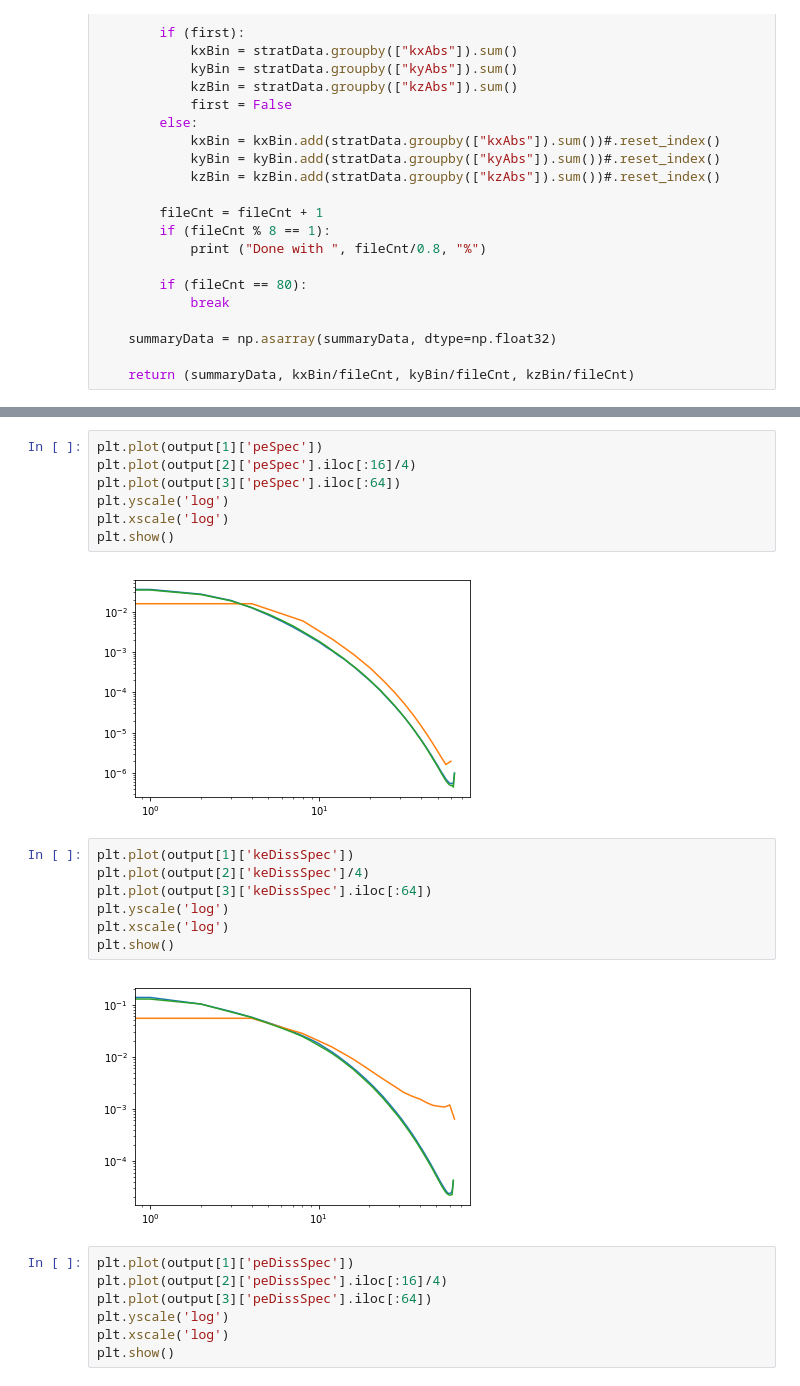
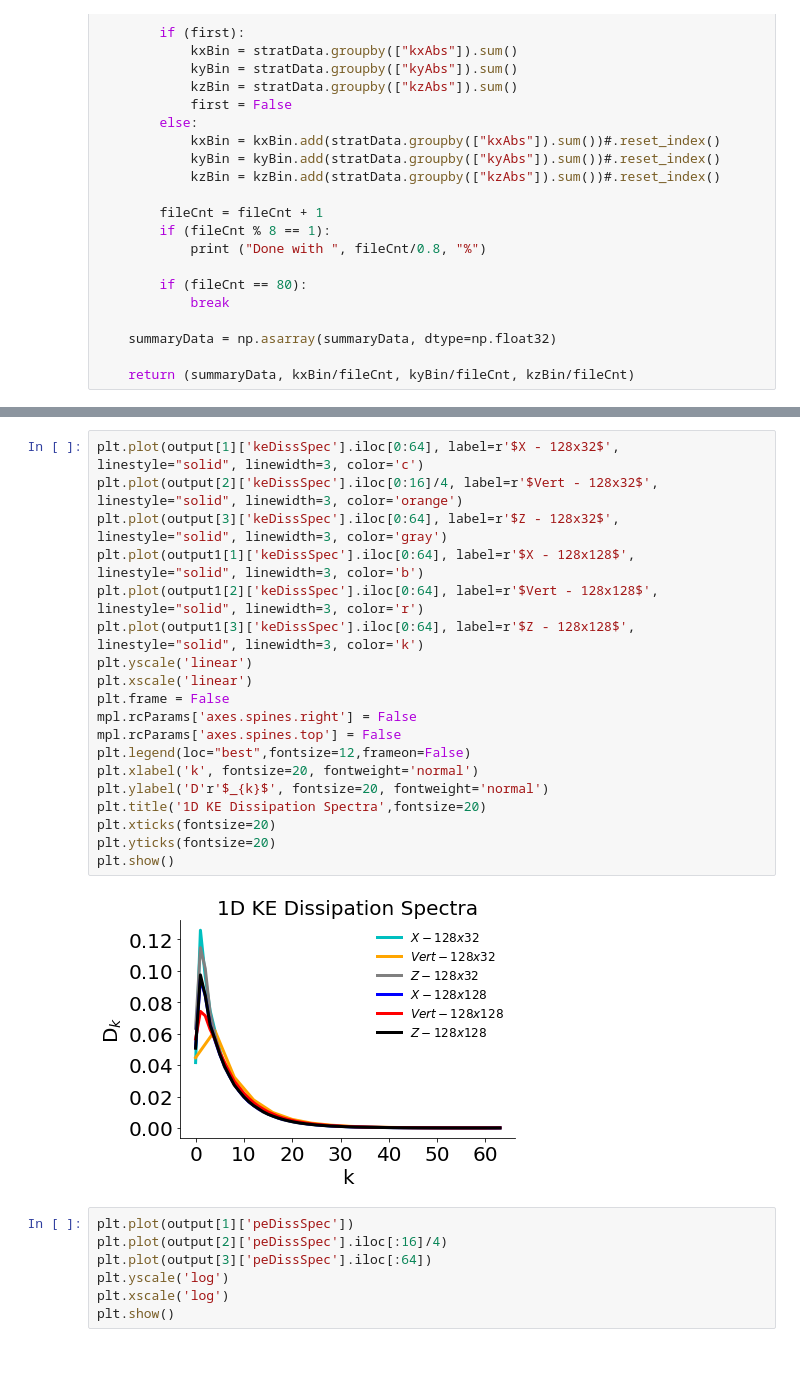
Before and after one commit to jamelvin/stratDNS, a Jupyter notebook: spectra-Jupyter.ipynb, the cells around one changed output, grey strips where cells are left out. Drawn from its saved outputs; the diff is of its cells as text; blank space fills up the shorter version.

```diff
--- a/spectra-Jupyter.ipynb
+++ b/spectra-Jupyter.ipynb
@@ -373,21 +392,24 @@ plt.show()
-# %%
-plt.plot(output[1]['peSpec'])
-plt.plot(output[2]['peSpec'].iloc[:16]/4)
-plt.plot(output[3]['peSpec'].iloc[:64])
-plt.yscale('log')
-plt.xscale('log')
-plt.show()
-# %% [output]
-[figure, removed]
-# %%
-plt.plot(output[1]['keDissSpec'])
-plt.plot(output[2]['keDissSpec']/4)
-plt.plot(output[3]['keDissSpec'].iloc[:64])
-plt.yscale('log')
-plt.xscale('log')
-plt.show()
-# %% [output]
-[figure, removed]
+# %%
+plt.plot(output[1]['keDissSpec'].iloc[0:64], label=r'$X - 128x32$', linestyle="solid", linewidth=3, color='c')
+plt.plot(output[2]['keDissSpec'].iloc[0:16]/4, label=r'$Vert - 128x32$', linestyle="solid", linewidth=3, color='orange')
+plt.plot(output[3]['keDissSpec'].iloc[0:64], label=r'$Z - 128x32$', linestyle="solid", linewidth=3, color='gray')
+plt.plot(output1[1]['keDissSpec'].iloc[0:64], label=r'$X - 128x128$', linestyle="solid", linewidth=3, color='b')
+plt.plot(output1[2]['keDissSpec'].iloc[0:64], label=r'$Vert - 128x128$', linestyle="solid", linewidth=3, color='r')
+plt.plot(output1[3]['keDissSpec'].iloc[0:64], label=r'$Z - 128x128$', linestyle="solid", linewidth=3, color='k')
+plt.yscale('linear')
+plt.xscale('linear')
+plt.frame = False
+mpl.rcParams['axes.spines.right'] = False
+mpl.rcParams['axes.spines.top'] = False
+plt.legend(loc="best",fontsize=12,frameon=False)
+plt.xlabel('k', fontsize=20, fontweight='normal')
+plt.ylabel('D'r'$_{k}$', fontsize=20, fontweight='normal')
+plt.title('1D KE Dissipation Spectra',fontsize=20)
+plt.xticks(fontsize=20)
+plt.yticks(fontsize=20)
+plt.show()
+# %% [output]
+[figure, added]
 # %%
 plt.plot(output[1]['peDissSpec'])
 plt.plot(output[2]['peDissSpec'].iloc[:16]/4)
```
Also changed, not shown: parts of 4 cells of this notebook.
